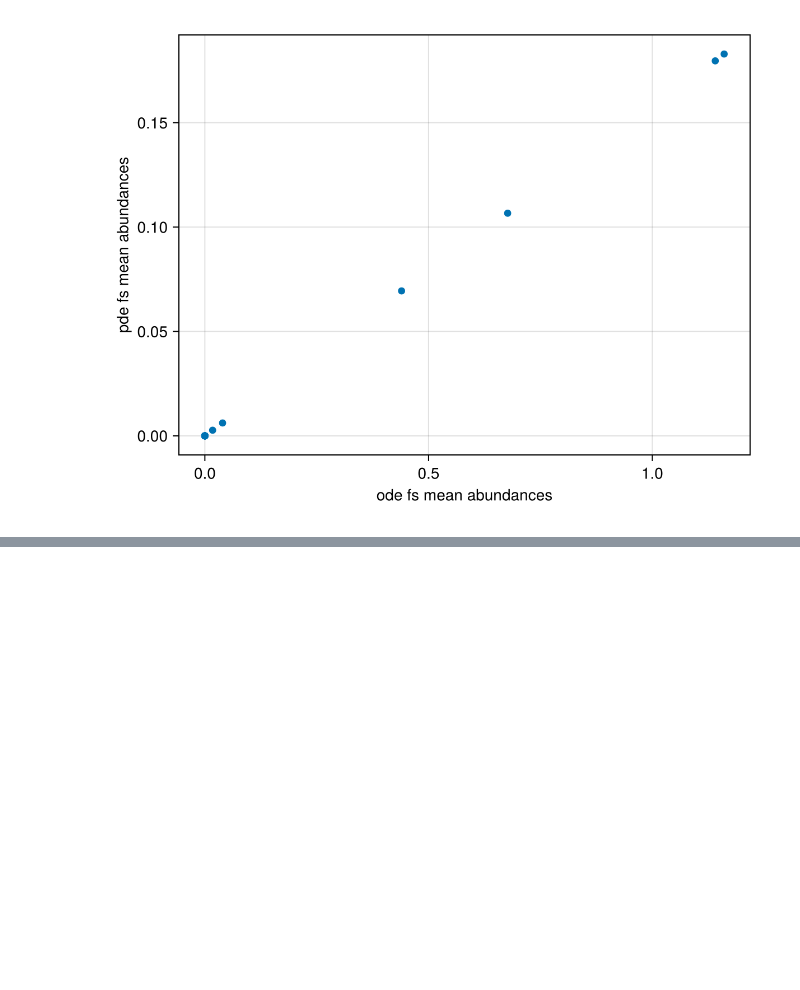
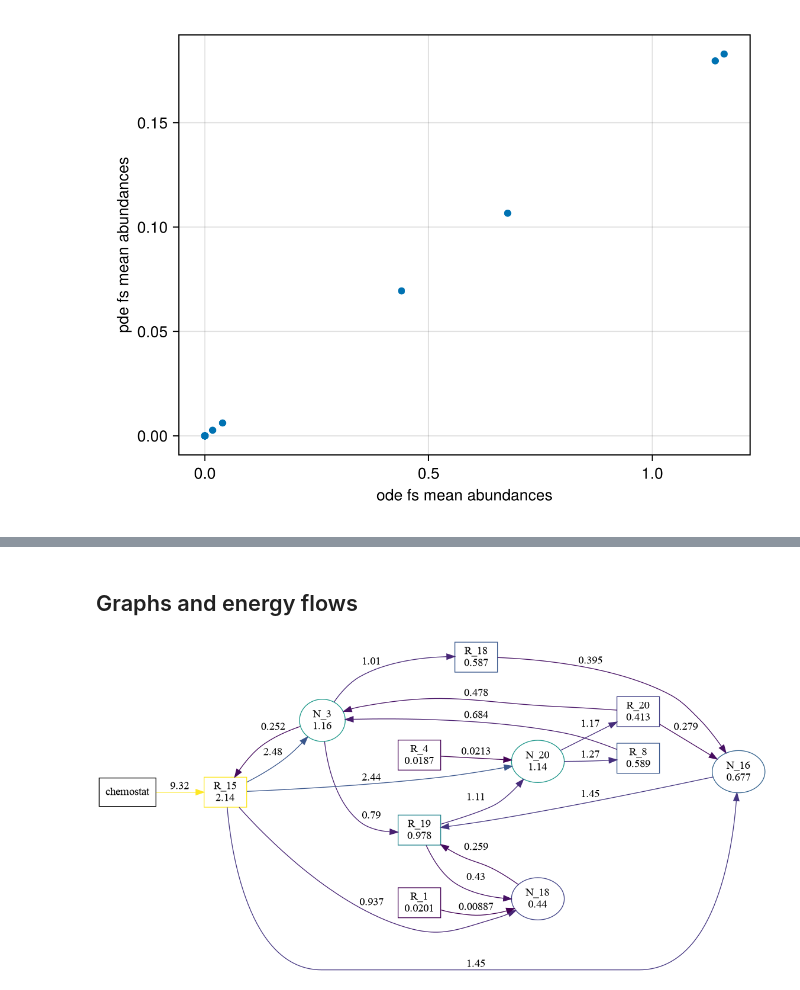
Before and after one commit to kockahonza/SSMC, a Jupyter notebook: cluster_env/runs/single_influx_pdes3/First look.ipynb, the cells around one changed output, grey strips where cells are left out. Drawn from its saved outputs; the diff is of its cells as text; code cells hidden in the pictures; blank space fills up the shorter version.

```diff
--- a/cluster_env/runs/single_influx_pdes3/First look.ipynb
+++ b/cluster_env/runs/single_influx_pdes3/First look.ipynb
@@ -102,0 +159,8 @@ end
+# %% [markdown]
+## Graphs and energy flows
+# %%
+diagram_sfss_v3(ps, ode_fs;
+    strain_threshold=0.1
+)
+# %% [output]
+[figure, added]
```
Also changed, not shown: parts of 12 cells of this notebook, 6 other files.
